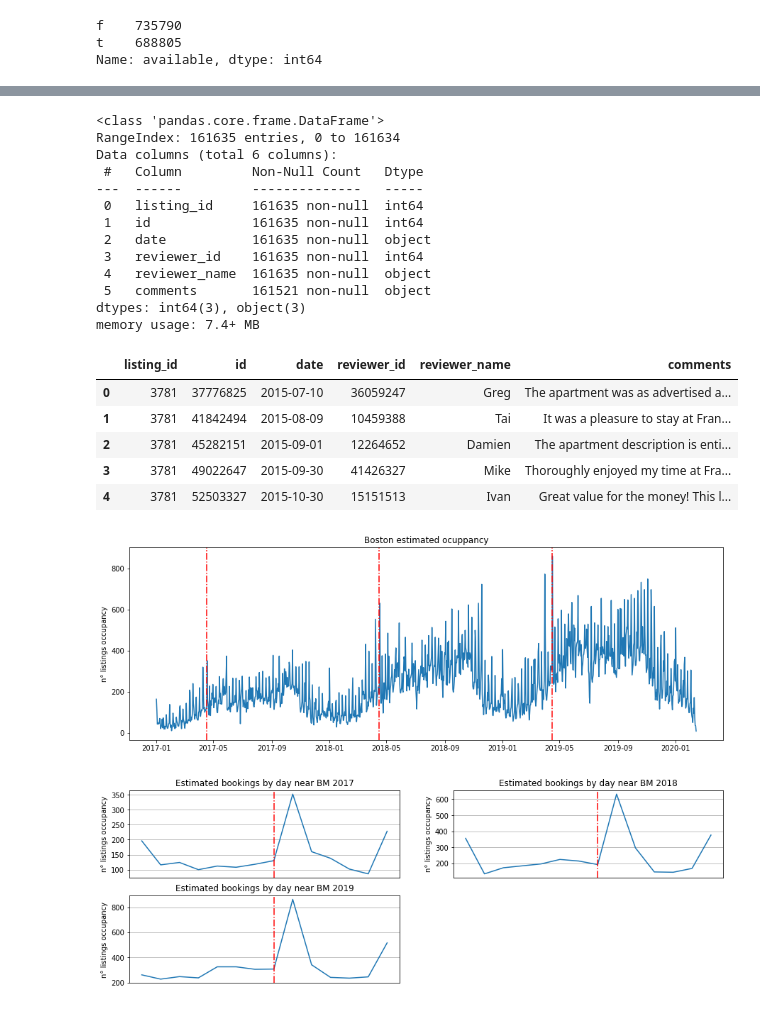
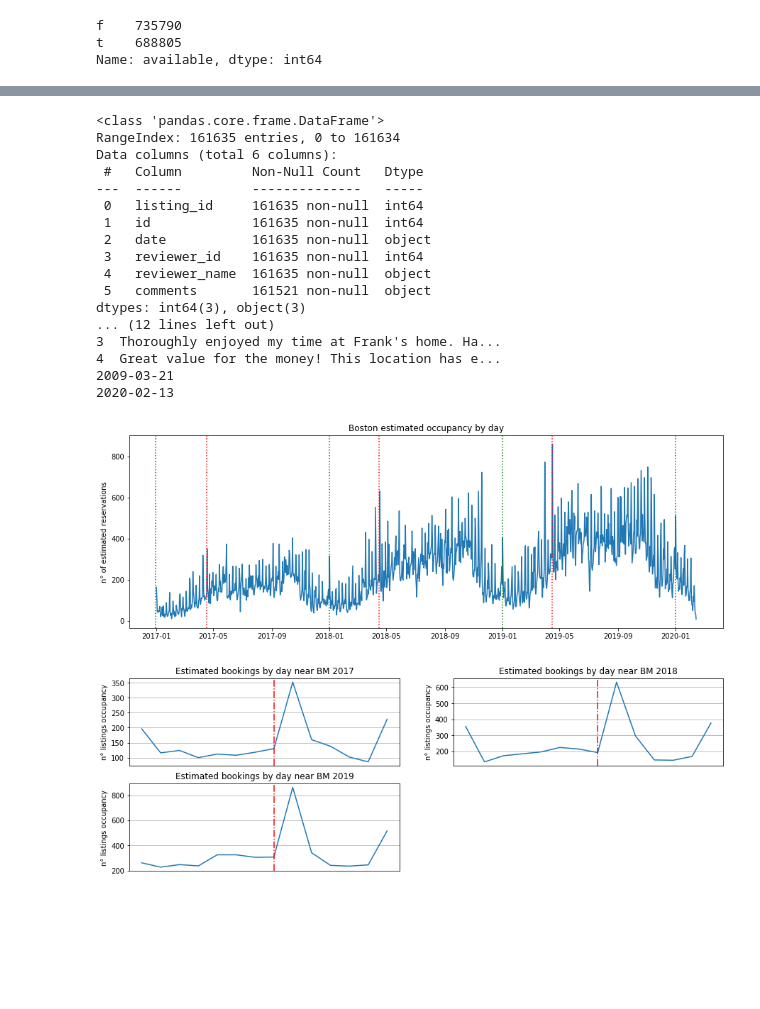
Before and after one commit to rwester90/Airbnb_Listings_Boston, a Jupyter notebook: Airbnb_listings_boston_analysis_final.ipynb, the cells around one changed output, grey strips where cells are left out. Drawn from its saved outputs; the diff is of its cells as text; code cells hidden in the pictures; blank space fills up the shorter version.

```diff
--- a/Airbnb_listings_boston_analysis_final.ipynb
+++ b/Airbnb_listings_boston_analysis_final.ipynb
@@ -82,7 +83,9 @@ memory usage: 3.2+ MB
 # %%
 #Reviews by guests for every listing
 reviews.info()
-reviews.head()
+print(reviews.head())
+print(reviews['date'].min())
+print(reviews['date'].max())
 # %% [output]
 <class 'pandas.core.frame.DataFrame'>
 RangeIndex: 161635 entries, 0 to 161634
@@ -96,13 +99,11 @@ Data columns (total 6 columns):
  4   reviewer_name  161635 non-null  object
  5   comments       161521 non-null  object
 dtypes: int64(3), object(3)
-memory usage: 7.4+ MB
+... (12 lines left out)
+3  Thoroughly enjoyed my time at Frank's home. Ha...
+4  Great value for the money! This location has e...
+2009-03-21
+2020-02-13
-|  | listing_id | id | date | reviewer_id | reviewer_name | comments |
-| 0 | 3781 | 37776825 | 2015-07-10 | 36059247 | Greg | The apartment was as advertised a... |
-| 1 | 3781 | 41842494 | 2015-08-09 | 10459388 | Tai | It was a pleasure to stay at Fran... |
-| 2 | 3781 | 45282151 | 2015-09-01 | 12264652 | Damien | The apartment description is enti... |
-| 3 | 3781 | 49022647 | 2015-09-30 | 41426327 | Mike | Thoroughly enjoyed my time at Fra... |
-| 4 | 3781 | 52503327 | 2015-10-30 | 15151513 | Ivan | Great value for the money! This l... |
 # %%
 #Business Understanding
 #Base on the available data seeing above, we ask ourself the following questions:
@@ -116,36 +117,48 @@ memory usage: 7.4+ MB
 # %%
 #To answer the first question, we need to estimate the occupancy by date.
 #The Calendar information may not be useful cause the reason behind an unavailable date is not public available,
 #(it's imposible to distinguish wheter it's already booked by other guest or the date is block by the host).
 
 # Instead, the assumption of the occupancy model from the "Inside Airbnb San Francisco Model" will be used.
 # The assumption states that 50% of the total listing's bookings write a review
 #(source: http://insideairbnb.com/about.html#disclaimers).
 
 #We plot the bookings by date and highlight the dates of the boston marathon from the last 3 years, event that gathers more than
 #30.000 competitors by year and that with certainty causes a peak of demand that day. (source: https://www.baa.org/races/boston-marathon/results/participation)
 
 review_new = reviews.copy()
 
 review_new = review_new.groupby('date')['id'].unique().reset_index()
 review_new['id']=review_new['id'].map(lambda x: 2*len(x))
 review_new['date'] = pd.to_datetime(review_new['date'])
 
 d1=dt.datetime(2017,1,1)
 bm17=dt.datetime(2017,4,17)
 bm18=dt.datetime(2018,4,16)
 bm19=dt.datetime(2019,4,15)
 
+nye17=dt.datetime(2016,12,31)
+nye18=dt.datetime(2017,12,31)
+nye19=dt.datetime(2018,12,31)
+nye20=dt.datetime(2019,12,31)
+
+
 review_new=review_new[review_new['date']>=d1]
 
 plt.figure(figsize=(15, 5))
 plt.plot(review_new['date'], review_new['id'])
-plt.axvline(x=bm17,c='red',ls='-.')
-plt.axvline(x=bm18,c='red',ls='-.')
-plt.axvline(x=bm19,c='red',ls='-.')
-plt.title('Boston estimated ocuppancy')
-plt.ylabel('n° listings occupancy')
+plt.axvline(x=bm17,c='red',ls=':')
+plt.axvline(x=bm18,c='red',ls=':')
+plt.axvline(x=bm19,c='red',ls=':')
+plt.axvline(x=nye17,c='green',ls=':')
+plt.axvline(x=nye18,c='green',ls=':')
+plt.axvline(x=nye19,c='green',ls=':')
+plt.axvline(x=nye20,c='green',ls=':')
+
+plt.title('Boston estimated occupancy by day')
+plt.ylabel('n° of estimated reservations')
+plt.savefig('boston_estimated_occupancy.png')
 plt.show();
 # %% [output]
-[figure, old version]
+[figure, new version]
 # %%
```
Also changed, not shown: parts of 9 cells of this notebook.
